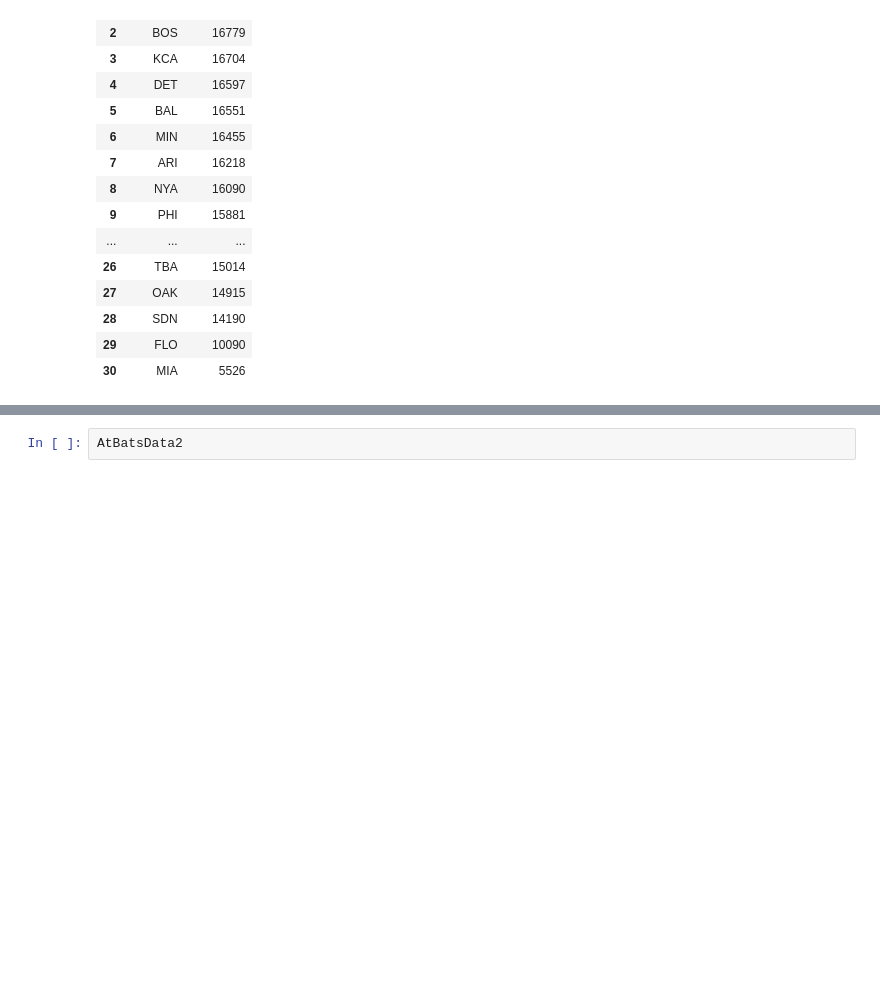
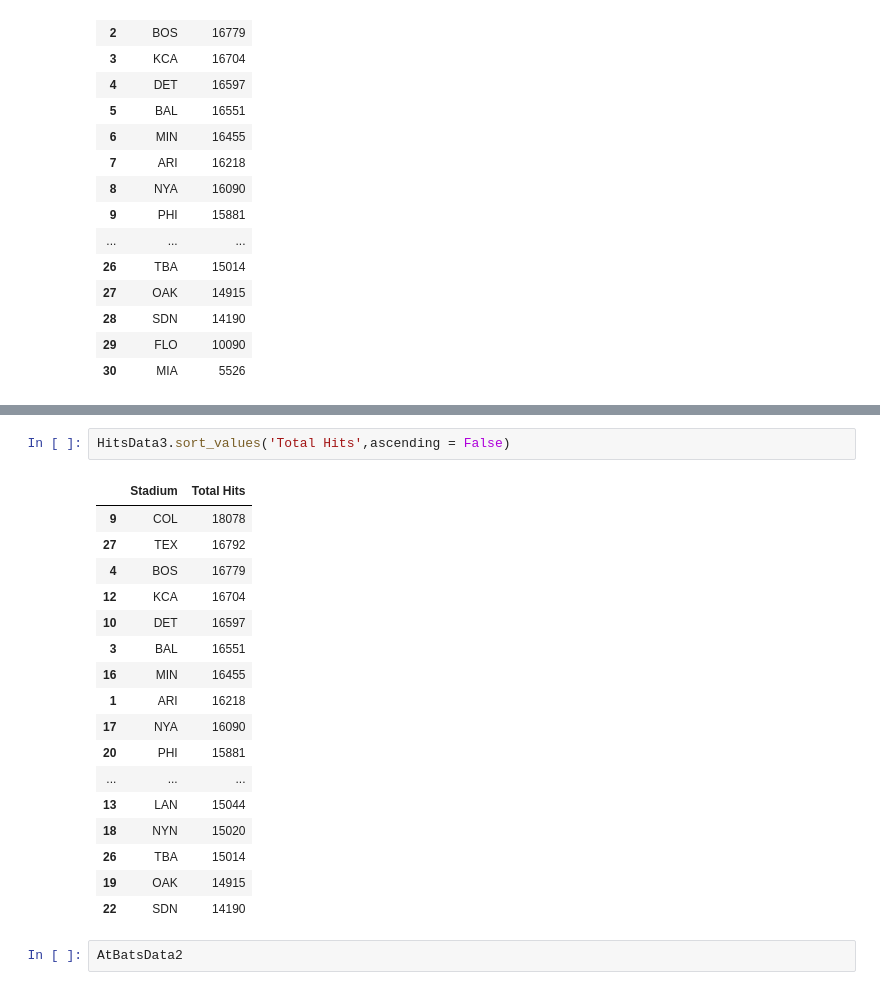
Before and after one commit to SamBusser30/Park_Factor-, a Jupyter notebook: Project_Code/Batting Average.ipynb, the cells around one changed output, grey strips where cells are left out. Drawn from its saved outputs; the diff is of its cells as text; blank space fills up the shorter version.

```diff
--- a/Project_Code/Batting Average.ipynb
+++ b/Project_Code/Batting Average.ipynb
@@ -187,3 +211,23 @@ HitsData3
+# %%
+HitsData3.sort_values('Total Hits',ascending = False)
+# %% [output]
+|  | Stadium | Total Hits |
+| 9 | COL | 18078 |
+| 27 | TEX | 16792 |
+| 4 | BOS | 16779 |
+| 12 | KCA | 16704 |
+| 10 | DET | 16597 |
+| 3 | BAL | 16551 |
+| 16 | MIN | 16455 |
+| 1 | ARI | 16218 |
+| 17 | NYA | 16090 |
+| 20 | PHI | 15881 |
+| ... | ... | ... |
+| 13 | LAN | 15044 |
+| 18 | NYN | 15020 |
+| 26 | TBA | 15014 |
+| 19 | OAK | 14915 |
+| 22 | SDN | 14190 |
 # %%
 AtBatsData2
 # %% [output]
```
Also changed, not shown: parts of 12 cells of this notebook.
